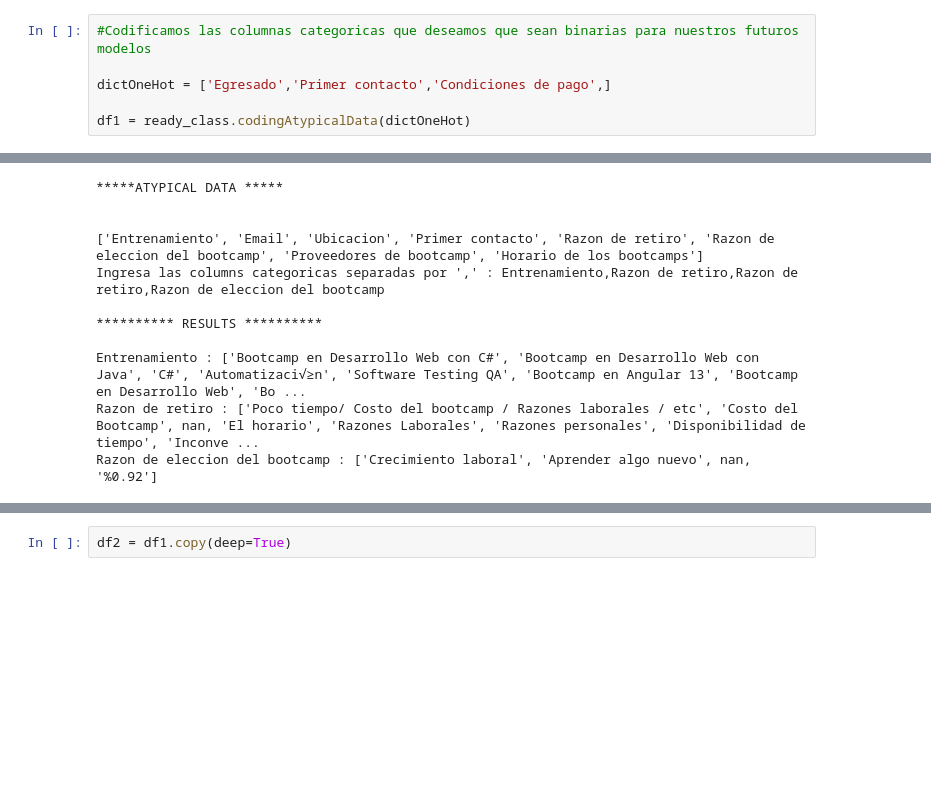
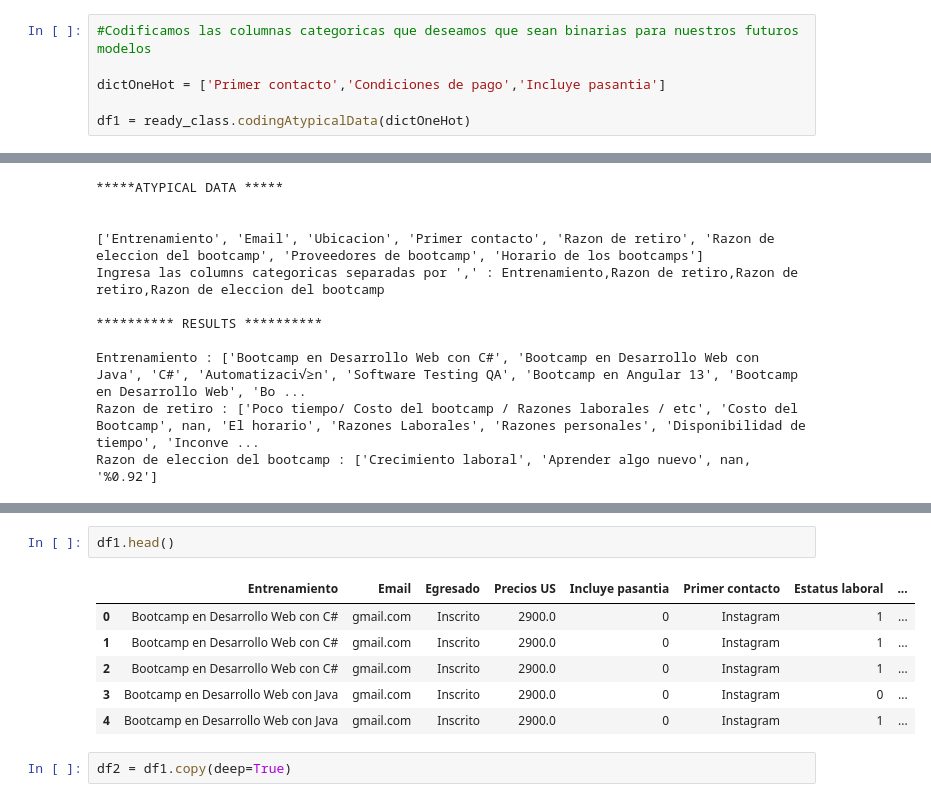
Before and after one commit to jhonnydss/DaVinciBrain, a Jupyter notebook: Preprocesamientos_Johnny.ipynb, the cells around one changed output, grey strips where cells are left out. Drawn from its saved outputs; the diff is of its cells as text; blank space fills up the shorter version.

```diff
--- a/Preprocesamientos_Johnny.ipynb
+++ b/Preprocesamientos_Johnny.ipynb
@@ -283,7 +283,7 @@ Data replaced :
 # %%
 #Codificamos las columnas categoricas que deseamos que sean binarias para nuestros futuros modelos
 
-dictOneHot = ['Egresado','Primer contacto','Condiciones de pago',]
+dictOneHot = ['Primer contacto','Condiciones de pago','Incluye pasantia']
 
 df1 = ready_class.codingAtypicalData(dictOneHot)
 # %% [output]
@@ -627,3 +625,12 @@ dtype: int64
+# %%
+df1.head()
+# %% [output]
+|  | Entrenamiento | Email | Egresado | Precios US | Incluye pasantia | Primer contacto | Estatus laboral | ... |
+| 0 | Bootcamp en Desarrollo Web con C# | gmail.com | Inscrito | 2900.0 | 0 | Instagram | 1 | ... |
+| 1 | Bootcamp en Desarrollo Web con C# | gmail.com | Inscrito | 2900.0 | 0 | Instagram | 1 | ... |
+| 2 | Bootcamp en Desarrollo Web con C# | gmail.com | Inscrito | 2900.0 | 0 | Instagram | 1 | ... |
+| 3 | Bootcamp en Desarrollo Web con Java | gmail.com | Inscrito | 2900.0 | 0 | Instagram | 0 | ... |
+| 4 | Bootcamp en Desarrollo Web con Java | gmail.com | Inscrito | 2900.0 | 0 | Instagram | 1 | ... |
 # %%
 df2 = df1.copy(deep=True)
 # %%
```
Also changed, not shown: parts of 38 cells of this notebook, 1 other file.
